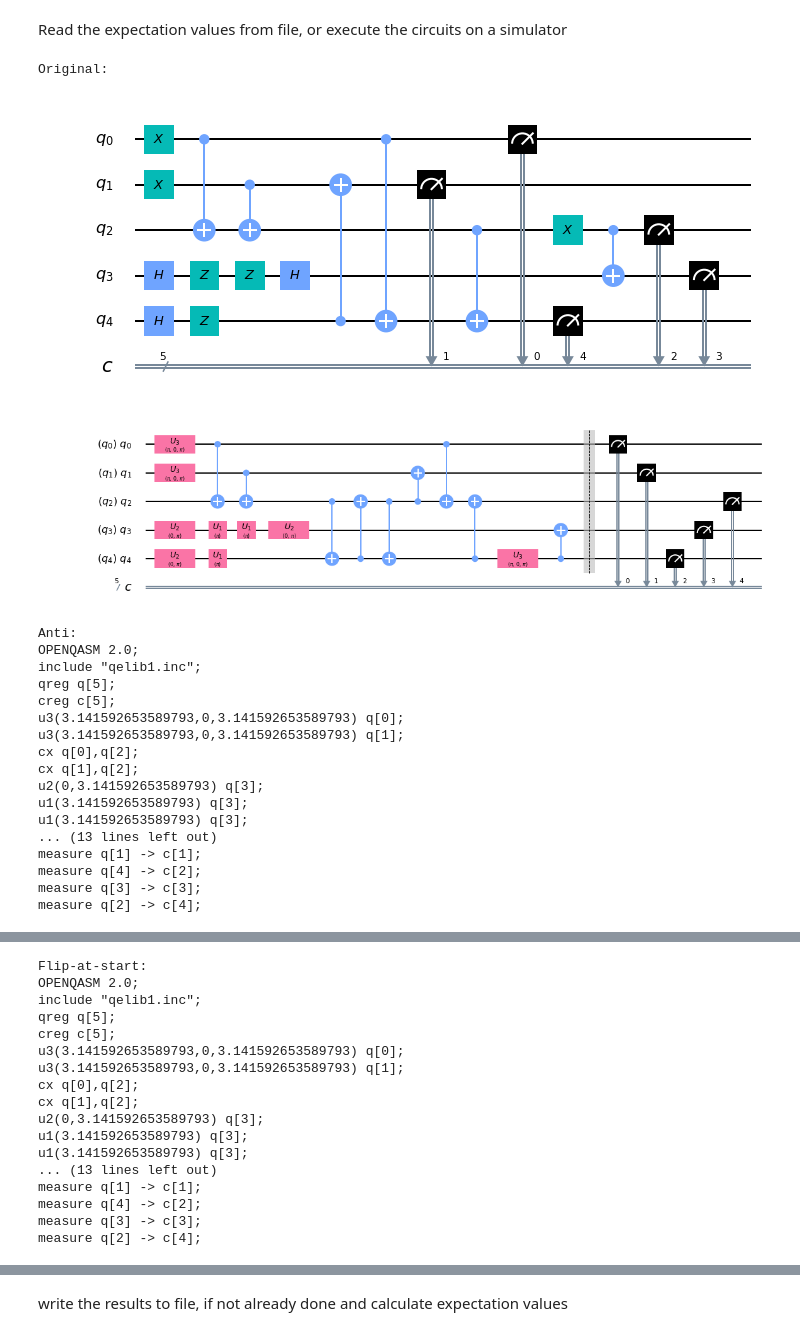
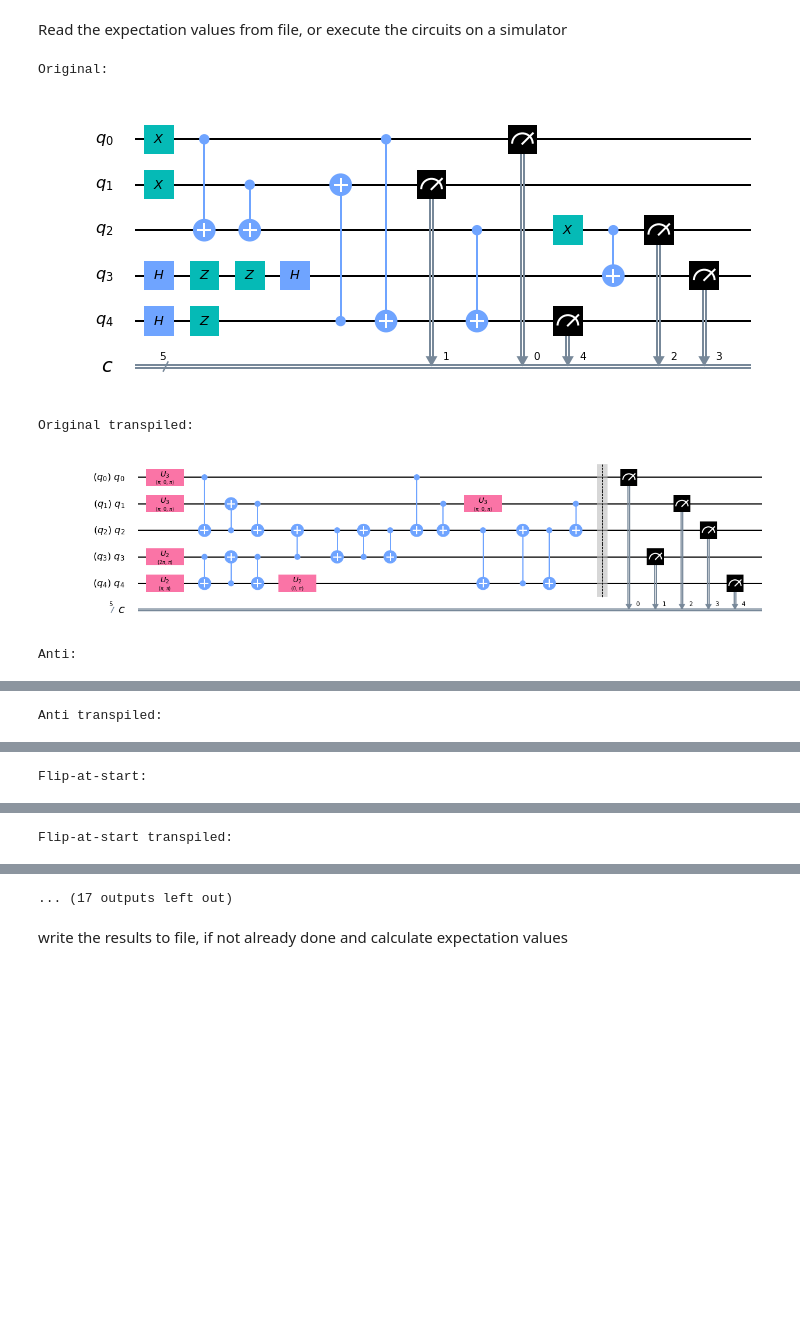
Before and after one commit to AndersHR/qiskit_utilities, a Jupyter notebook: anti.ipynb, the cells around one changed output, grey strips where cells are left out. Cells and saved outputs as stored; diff of their text form; code cells hidden in the pictures; blank space fills up the shorter version.

```diff
--- a/anti.ipynb
+++ b/anti.ipynb
@@ -219,38 +219,44 @@ noisemodelname = backendname_x2
 
 print('Original:')
 circuit.draw(output='mpl')
-circuit = transpile(circuit, backend=backends_dict[backendname_x2], optimization_level=0)
+print('Original transpiled:')
+circuit = transpile(circuit, backend=backends_dict[backendname_x2], optimization_level=1)
 circuit.draw(output='mpl')
-
 print('Anti:')
 circuit2 = make_anti_circuit(circuit)
 circuit2.draw(output='mpl')
-circuit2 = transpile(circuit2, backend=backends_dict[backendname_x2], optimization_level=0)
+print('Anti transpiled:')
+circuit2 = transpile(circuit2, backend=backends_dict[backendname_x2], optimization_level=1)
 circuit2.draw(output='mpl')
 print('Flip-at-start:')
 circuit3 = make_flip_at_start(circuit)
 circuit3.draw(output='mpl')
-circuit3 = transpile(circuit3, backend=backends_dict[backendname_x2], optimization_level=0)
+print('Flip-at-start transpiled:')
+circuit3 = transpile(circuit3, backend=backends_dict[backendname_x2], optimization_level=1)
 circuit3.draw(output='mpl')
 print('Flip-at-end:')
 circuit4 = make_flip_at_end(circuit)
 circuit4.draw(output='mpl')
-circuit4 = transpile(circuit4, backend=backends_dict[backendname_x2], optimization_level=0)
+print('Flip-at-end transpiled:')
+circuit4 = transpile(circuit4, backend=backends_dict[backendname_x2], optimization_level=1)
 circuit4.draw(output='mpl')
 print('times3:')
 circuit5 = make_times3(circuit)
 circuit5.draw(output='mpl')
-circuit5 = transpile(circuit5, backend=backends_dict[backendname_x2], optimization_level=0)
+print('times3 transpiled:')
+circuit5 = transpile(circuit5, backend=backends_dict[backendname_x2], optimization_level=1)
 circuit5.draw(output='mpl')
 print('times3 (without barriers):')
 circuit6 = make_times3withoutbarriers(circuit)
 circuit6.draw(output='mpl')
-circuit6 = transpile(circuit6, backend=backends_dict[backendname_x2], optimization_level=0)
+print('times3 (without barriers) transpiled:')
+circuit6 =transpile(circuit6, backend=backends_dict[backendname_x2], optimization_level=1)
 circuit6.draw(output='mpl')
 print('times5:')
 circuit7 = make_times5(circuit)
 circuit7.draw(output='mpl')
-circuit7 = transpile(circuit7, backend=backends_dict[backendname_x2], optimization_level=0)
+print('times5 transpiled:')
+circuit7 = transpile(circuit7, backend=backends_dict[backendname_x2], optimization_level=1)
 circuit7.draw(output='mpl')
 
 #print(noisemodels_dict[noisemodelname])
@@ -282,48 +288,33 @@ for mode in ('times3nb', 'times5', 'orig', 'anti', 'flipped-at-start', 'flipped-
                 elif mode == 'times3':
                     circ_tmp = circuit5
                 elif mode == 'times3nb':
                     circ_tmp = circuit6
                 elif mode == 'times5':
                     circ_tmp = circuit7
                 else:
                     circ_tmp = circuit
                 circuits_r.append(circ_tmp)
                 depth=circuits_r[-1].depth()
                 mean_depth += depth
                 max_depth = max(max_depth,depth)
 
             job_string = basename +'_part_'+str(p)
             print('job=',job_string)
             jobs_dict[job_string] = execute(circuits_r, backends_dict[backendname], shots=shots, noise_model=noisemodels_dict[noisemodelname],\
                                                 basis_gates=basis_gates_dict[noisemodelname])
 
             #start_or_retrieve_job(job_string,\
             #backends_dict[backendname],\
             #circuits_r,\
             #options={'shots' : shots})
 
             mean_depth_dict[basename] = mean_depth/num_repetitions
             max_depth_dict[basename] = max_depth
 
 print('done.')
 # %% [output]
 Original:
 [figure]
+Original transpiled:
-[figure, old version]
+[figure, new version]
-Anti:
-OPENQASM 2.0;
-include "qelib1.inc";
-qreg q[5];
-creg c[5];
-u3(3.141592653589793,0,3.141592653589793) q[0];
-u3(3.141592653589793,0,3.141592653589793) q[1];
-cx q[0],q[2];
-cx q[1],q[2];
-u2(0,3.141592653589793) q[3];
-u1(3.141592653589793) q[3];
-u1(3.141592653589793) q[3];
-... (13 lines left out)
-measure q[1] -> c[1];
-measure q[4] -> c[2];
-measure q[3] -> c[3];
-measure q[2] -> c[4];
+Anti:
@@ -330,0 +322 @@ measure q[2] -> c[4];
+Anti transpiled:
@@ -332,17 +324 @@ measure q[2] -> c[4];
-Flip-at-start:
-OPENQASM 2.0;
-include "qelib1.inc";
-qreg q[5];
-creg c[5];
-u3(3.141592653589793,0,3.141592653589793) q[0];
-u3(3.141592653589793,0,3.141592653589793) q[1];
-cx q[0],q[2];
-cx q[1],q[2];
-u2(0,3.141592653589793) q[3];
-u1(3.141592653589793) q[3];
-u1(3.141592653589793) q[3];
-... (13 lines left out)
-measure q[1] -> c[1];
-measure q[4] -> c[2];
-measure q[3] -> c[3];
-measure q[2] -> c[4];
+Flip-at-start:
@@ -349,0 +326 @@ measure q[2] -> c[4];
+Flip-at-start transpiled:
@@ -371,3 +328,4 @@ measure q[2] -> c[4];
+... (17 outputs left out)
 # %% [markdown]
 write the results to file, if not already done and calculate expectation values
 # %%
```
Also changed, not shown: parts of 4 cells of this notebook, 56 other files.
